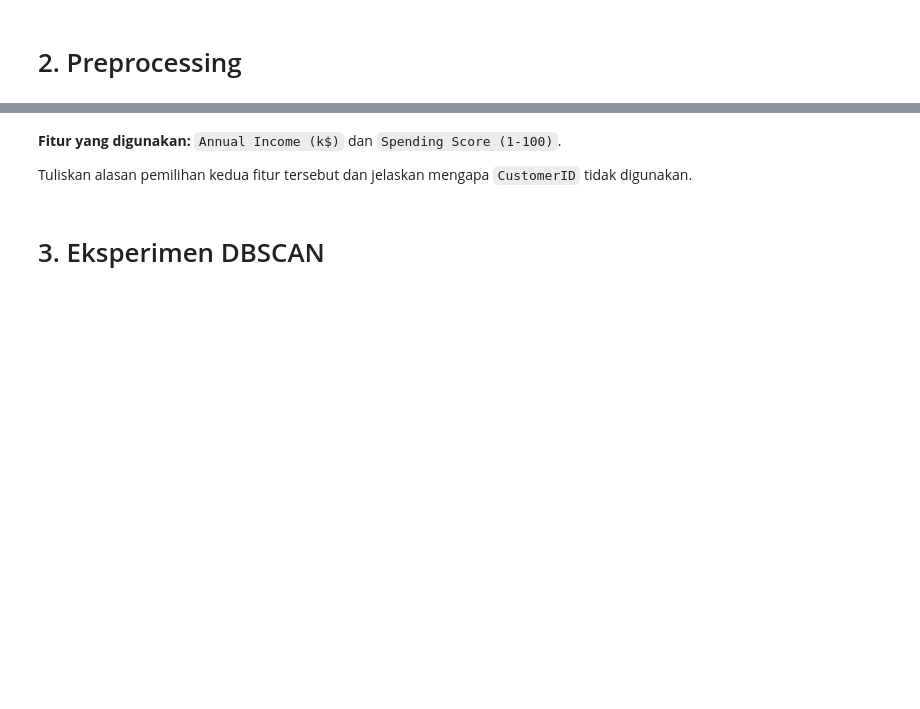
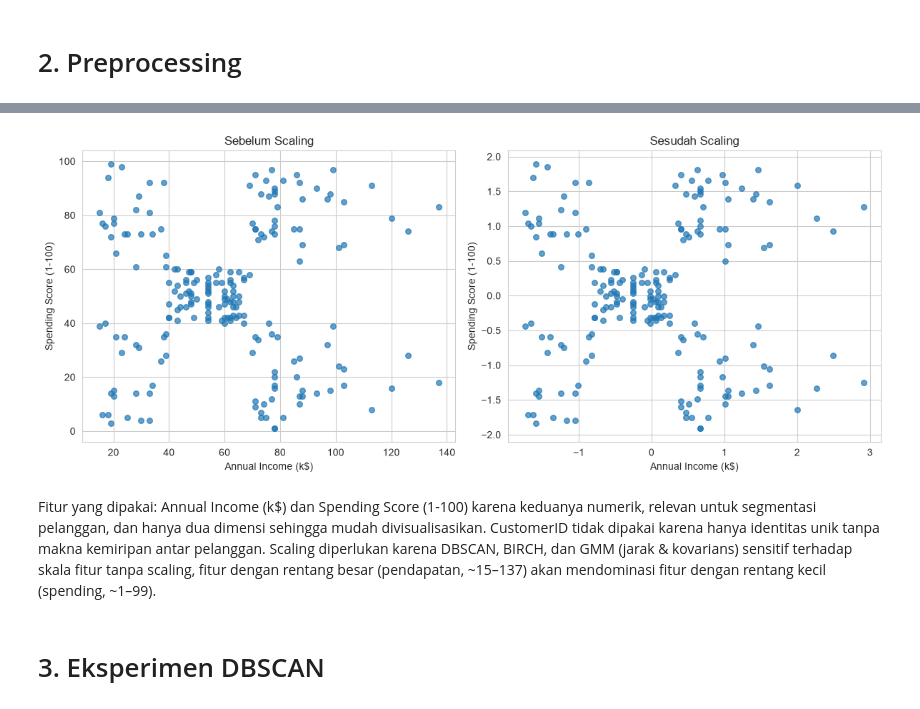
Before and after one commit to Bima-031/Modul-ML-Praktikum, a Jupyter notebook: 6. DBSCAN, BIRCH, EM/DBSCAN_BIRCH_EM_5054251031.ipynb, the cells around one changed output, grey strips where cells are left out. Cells and saved outputs as stored; diff of their text form; code cells hidden in the pictures; blank space fills up the shorter version.

```diff
--- a/6. DBSCAN, BIRCH, EM/DBSCAN_BIRCH_EM_5054251031.ipynb
+++ b/6. DBSCAN, BIRCH, EM/DBSCAN_BIRCH_EM_5054251031.ipynb
@@ -74,9 +114,9 @@ Tuliskan pengamatan singkat:
 # %% [markdown]
 # 2. Preprocessing
 # %%
-# Periksa dan tangani missing value serta baris duplikat jika ditemukan.
-# Karena CustomerID adalah identitas, jangan masukkan kolom tersebut ke fitur clustering.
-# Pilih dua fitur numerik:
-#   Annual Income (k$)
-#   Spending Score (1-100)
-# Simpan dalam DataFrame X.
+print("Missing value:", df.isnull().sum().sum())
+print("Duplikat:", df.duplicated().sum())
+df = df.dropna().drop_duplicates()
+
+X = df[["Annual Income (k$)", "Spending Score (1-100)"]].copy()
+X.head()
@@ -83,5 +132,9 @@ Tuliskan pengamatan singkat:
 # %%
-# Lakukan feature scaling menggunakan StandardScaler.
-# Simpan hasilnya sebagai X_scaled.
-# Ubah hasil scaling menjadi DataFrame agar nama kolom tetap terlihat.
-# Tampilkan beberapa baris X_scaled dan statistik deskriptifnya.
+scaler = StandardScaler()
+X_scaled = pd.DataFrame(
+    scaler.fit_transform(X),
+    columns=X.columns,
+    index=X.index,
+)
+print(X_scaled.head())
+print(X_scaled.describe())
@@ -88,11 +157,14 @@ Tuliskan pengamatan singkat:
 # %%
-# Buat scatter plot sebelum dan sesudah scaling.
-# Jelaskan mengapa scaling penting, terutama ketika algoritma menggunakan jarak
-# atau mengasumsikan skala fitur yang sebanding.
+fig, axes = plt.subplots(1, 2, figsize=(12, 5))
+axes[0].scatter(X.iloc[:, 0], X.iloc[:, 1], s=30, alpha=0.7)
+axes[0].set_title("Sebelum Scaling"); axes[0].set_xlabel(X.columns[0]); axes[0].set_ylabel(X.columns[1])
+axes[1].scatter(X_scaled.iloc[:, 0], X_scaled.iloc[:, 1], s=30, alpha=0.7)
+axes[1].set_title("Sesudah Scaling"); axes[1].set_xlabel(X_scaled.columns[0]); axes[1].set_ylabel(X_scaled.columns[1])
+plt.tight_layout(); plt.show()
+# %% [output]
+[figure, added]
 # %% [markdown]
-**Fitur yang digunakan:** `Annual Income (k$)` dan `Spending Score (1-100)`.
-
-Tuliskan alasan pemilihan kedua fitur tersebut dan jelaskan mengapa `CustomerID` tidak digunakan.
+Fitur yang dipakai: Annual Income (k$) dan Spending Score (1-100) karena keduanya numerik, relevan untuk segmentasi pelanggan, dan hanya dua dimensi sehingga mudah divisualisasikan. CustomerID tidak dipakai karena hanya identitas unik tanpa makna kemiripan antar pelanggan. Scaling diperlukan karena DBSCAN, BIRCH, dan GMM (jarak & kovarians) sensitif terhadap skala fitur tanpa scaling, fitur dengan rentang besar (pendapatan, ~15–137) akan mendominasi fitur dengan rentang kecil (spending, ~1–99).
 # %% [markdown]
 # 3. Eksperimen DBSCAN
 # %% [markdown]
```
Also changed, not shown: parts of 30 cells of this notebook.
